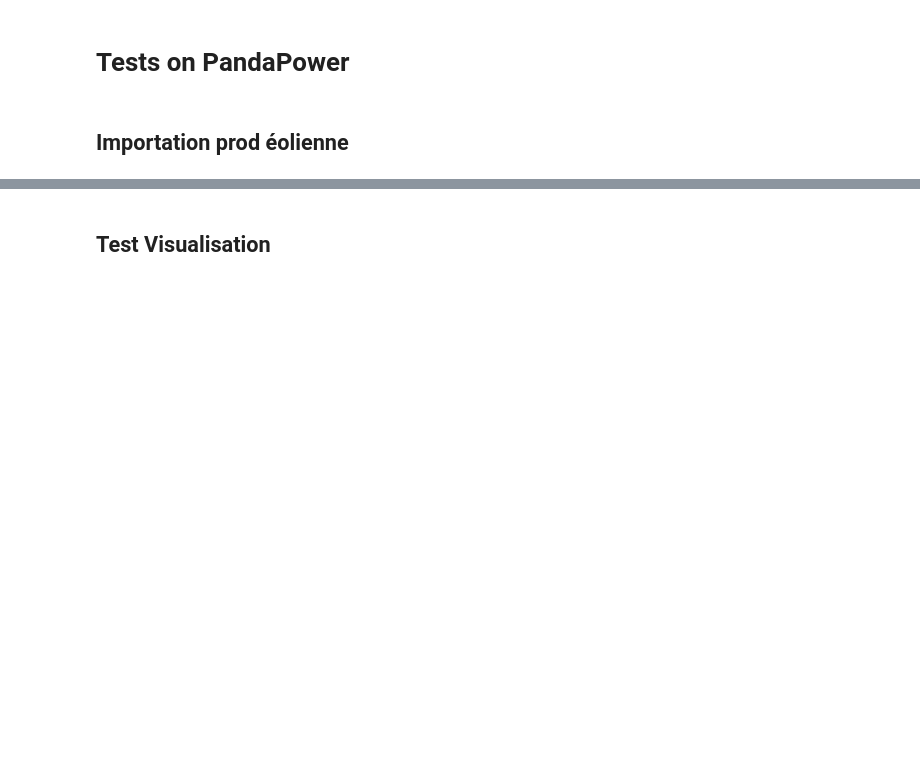
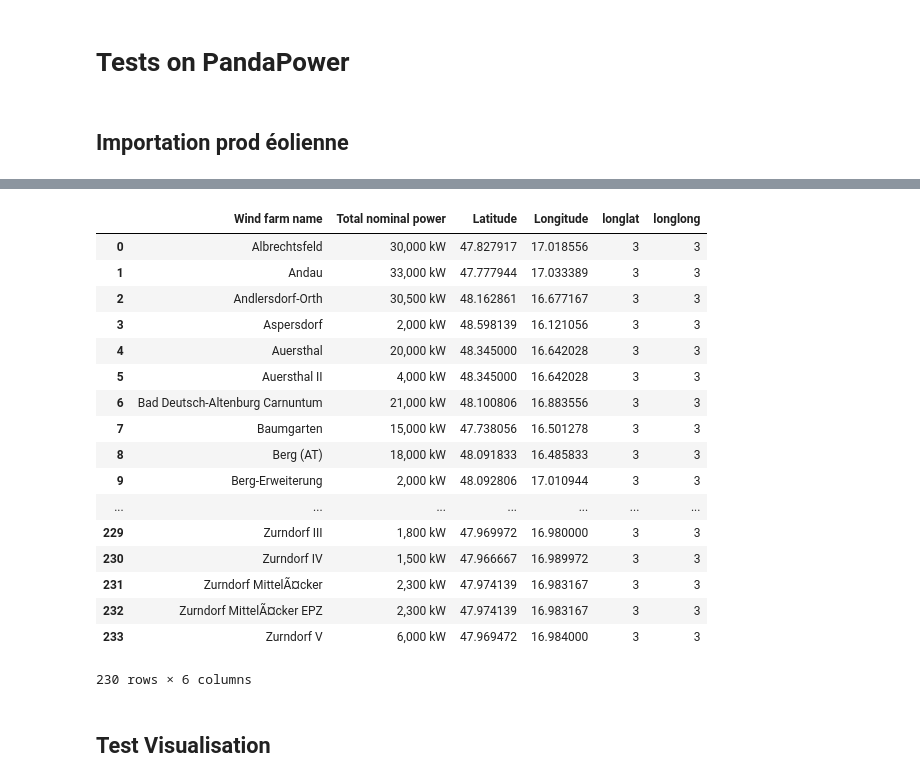
Before and after one commit to sebsa2/ALproject, a Jupyter notebook: script_windfarms/wind_farms_creation.ipynb, the cells around one changed output, grey strips where cells are left out. Cells and saved outputs as stored; diff of their text form; code cells hidden in the pictures; blank space fills up the shorter version.

```diff
--- a/script_windfarms/wind_farms_creation.ipynb
+++ b/script_windfarms/wind_farms_creation.ipynb
@@ -15,5 +16,8 @@ from pandapower.networks import mv_oberrhein
+# %%
+path = 'C:/Users/sebsa/Documents/Centrale Paris/3A/OEN/Projet Synthese/data/installed_capacity/Wind/Extraction The Wind Power'
+wind_farms = os.listdir(path)
 # %%
-test = pd.read_csv('../data_extraction/wind/outputs/database_FR.csv', sep = ';', encoding = "ISO-8859-1")
+test = pd.read_csv(path+'/'+wind_farms[0], sep = ';', encoding = "ISO-8859-1")
 # %%
 test
 # %% [output]
@@ -38,6 +42,8 @@ test
 # %%
 test['Latitude'] = test['Latitude'].str.replace('å¡','°')
 test['Longitude'] = test['Longitude'].str.replace('å¡','°')
+test['Latitude'] = test['Latitude'].str.replace('Â°','°')
+test['Longitude'] = test['Longitude'].str.replace('Â°','°')
 test
 # %% [output]
 |  | Wind farm name | Total nominal power | Latitude | Longitude |
@@ -79,6 +85,27 @@ test = test.loc[test['longlat'] == 3]
 # %%
 test['Longitude'] = test['Longitude'].apply(lambda row: decimalDegree(row))
 test['Latitude'] = test['Latitude'].apply(lambda row: decimalDegree(row))
+# %%
+test
+# %% [output]
+|  | Wind farm name | Total nominal power | Latitude | Longitude | longlat | longlong |
+| 0 | Albrechtsfeld | 30,000 kW | 47.827917 | 17.018556 | 3 | 3 |
+| 1 | Andau | 33,000 kW | 47.777944 | 17.033389 | 3 | 3 |
+| 2 | Andlersdorf-Orth | 30,500 kW | 48.162861 | 16.677167 | 3 | 3 |
+| 3 | Aspersdorf | 2,000 kW | 48.598139 | 16.121056 | 3 | 3 |
+| 4 | Auersthal | 20,000 kW | 48.345000 | 16.642028 | 3 | 3 |
+| 5 | Auersthal II | 4,000 kW | 48.345000 | 16.642028 | 3 | 3 |
+| 6 | Bad Deutsch-Altenburg Carnuntum | 21,000 kW | 48.100806 | 16.883556 | 3 | 3 |
+| 7 | Baumgarten | 15,000 kW | 47.738056 | 16.501278 | 3 | 3 |
+| 8 | Berg (AT) | 18,000 kW | 48.091833 | 16.485833 | 3 | 3 |
+| 9 | Berg-Erweiterung | 2,000 kW | 48.092806 | 17.010944 | 3 | 3 |
+| ... | ... | ... | ... | ... | ... | ... |
+| 229 | Zurndorf III | 1,800 kW | 47.969972 | 16.980000 | 3 | 3 |
+| 230 | Zurndorf IV | 1,500 kW | 47.966667 | 16.989972 | 3 | 3 |
+| 231 | Zurndorf MittelÃ¤cker | 2,300 kW | 47.974139 | 16.983167 | 3 | 3 |
+| 232 | Zurndorf MittelÃ¤cker EPZ | 2,300 kW | 47.974139 | 16.983167 | 3 | 3 |
+| 233 | Zurndorf V | 6,000 kW | 47.969472 | 16.984000 | 3 | 3 |
+230 rows × 6 columns
 # %% [markdown]
 ## Test Visualisation
 # %%
```
Also changed, not shown: parts of 3 cells of this notebook, 1 other file.
